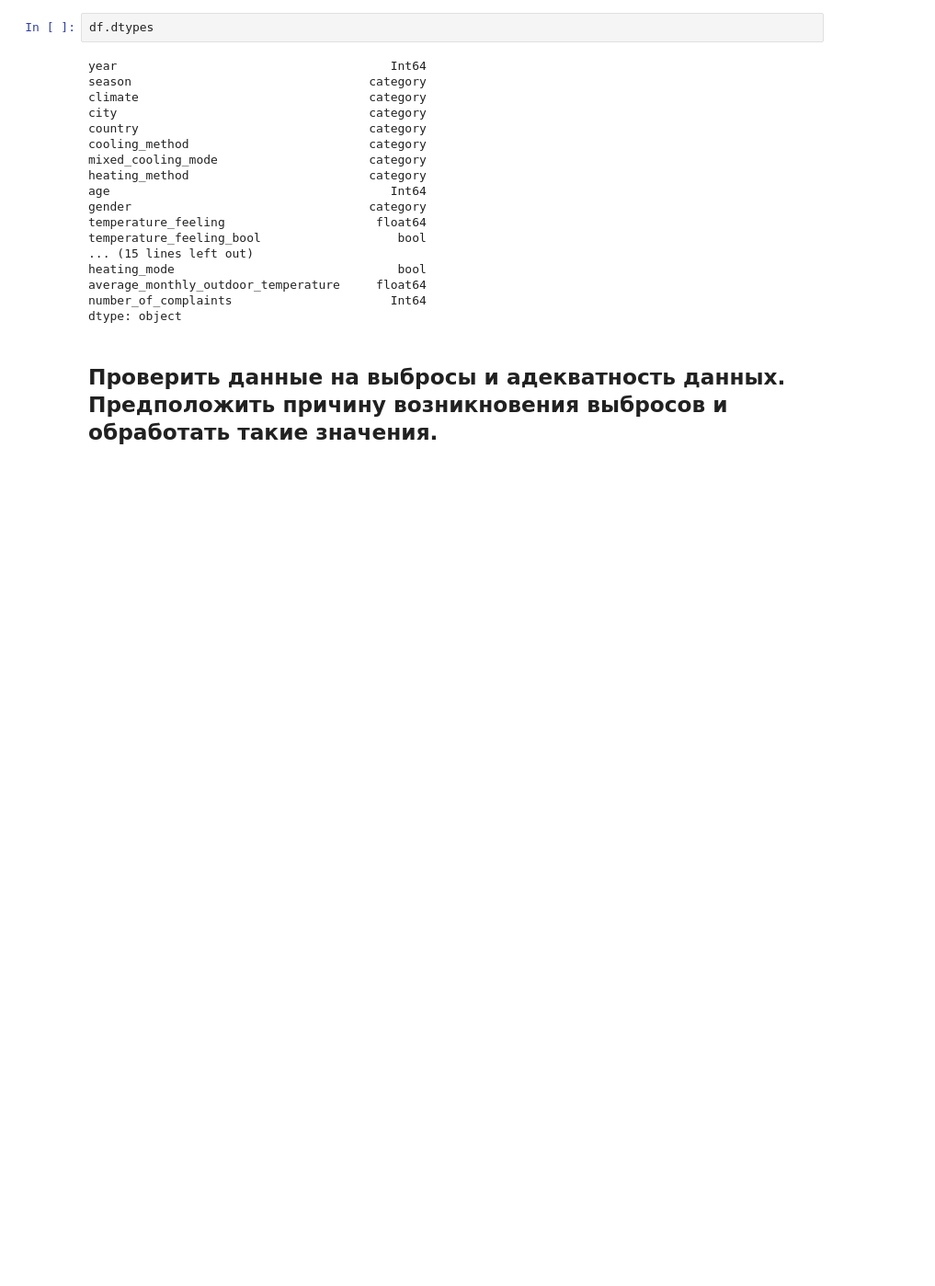
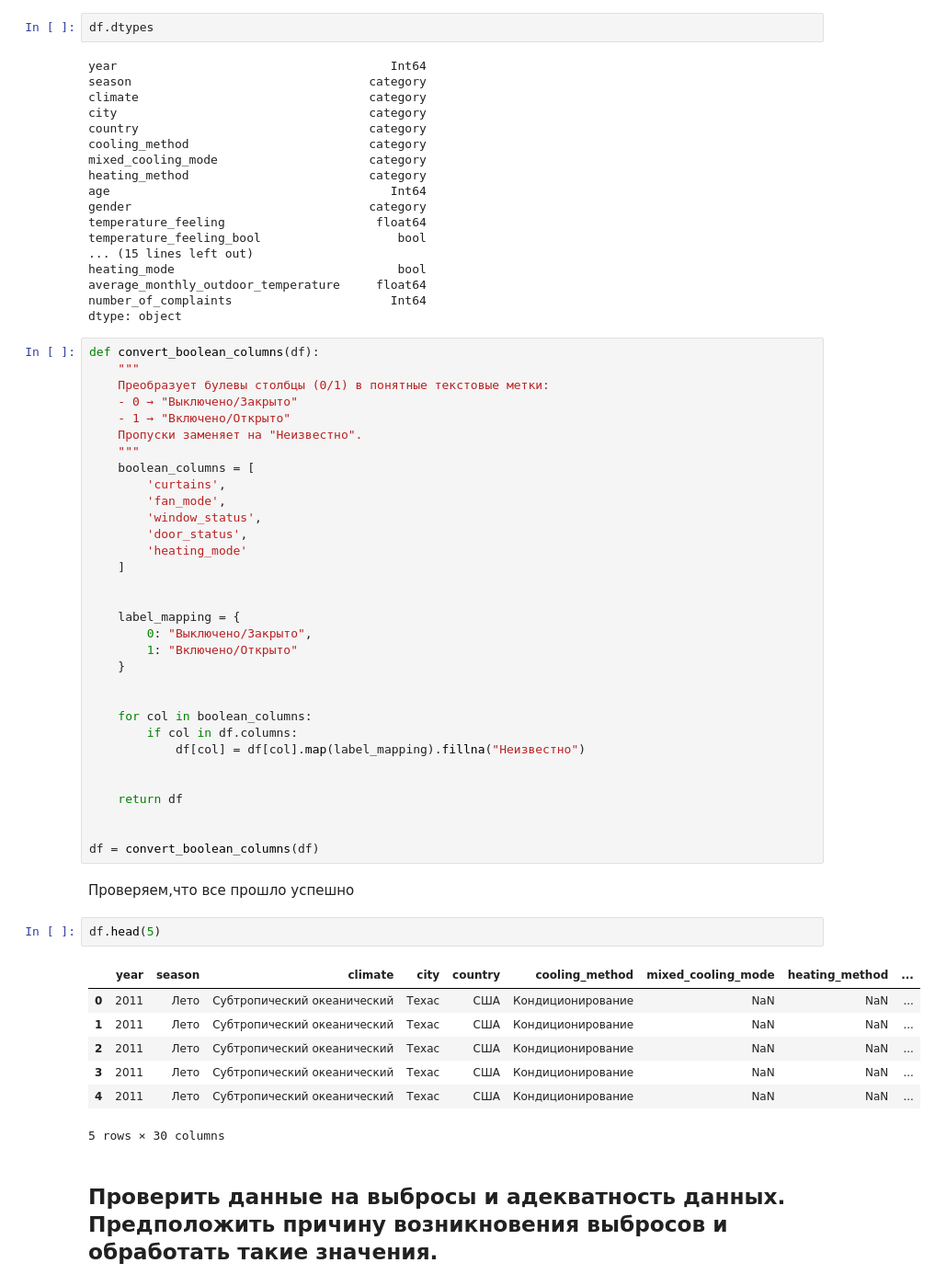
Before and after one commit to VladSunny/YLDA-Climate, a Jupyter notebook: PETE/New_YAndex.ipynb, the cells around one changed output. Shown at 92% size. Saved outputs shown, nothing was run; the diff lists cells and outputs as text; blank space fills up the shorter version.

```diff
--- a/PETE/New_YAndex.ipynb
+++ b/PETE/New_YAndex.ipynb
@@ -336,5 +315,49 @@ heating_mode                               bool
 average_monthly_outdoor_temperature     float64
 number_of_complaints                      Int64
 dtype: object
+# %%
+def convert_boolean_columns(df):
+    """
+    Преобразует булевы столбцы (0/1) в понятные текстовые метки:
+    - 0 → "Выключено/Закрыто"
+    - 1 → "Включено/Открыто"
+    Пропуски заменяет на "Неизвестно".
+    """
+    boolean_columns = [
+        'curtains',
+        'fan_mode',
+        'window_status',
+        'door_status',
+        'heating_mode'
+    ]
+
+
+    label_mapping = {
+        0: "Выключено/Закрыто",
+        1: "Включено/Открыто"
+    }
+
+
+    for col in boolean_columns:
+        if col in df.columns:
+            df[col] = df[col].map(label_mapping).fillna("Неизвестно")
+
+
+    return df
+
+
+df = convert_boolean_columns(df)
+# %% [markdown]
+Проверяем,что все прошло успешно
+# %%
+df.head(5)
+# %% [output]
+|  | year | season | climate | city | country | cooling_method | mixed_cooling_mode | heating_method | ... |
+| 0 | 2011 | Лето | Cубтропический океанический | Техас | США | Кондиционирование | NaN | NaN | ... |
+| 1 | 2011 | Лето | Cубтропический океанический | Техас | США | Кондиционирование | NaN | NaN | ... |
+| 2 | 2011 | Лето | Cубтропический океанический | Техас | США | Кондиционирование | NaN | NaN | ... |
+| 3 | 2011 | Лето | Cубтропический океанический | Техас | США | Кондиционирование | NaN | NaN | ... |
+| 4 | 2011 | Лето | Cубтропический океанический | Техас | США | Кондиционирование | NaN | NaN | ... |
+5 rows × 30 columns
 # %% [markdown]
 ## Проверить данные на выбросы и адекватность данных. Предположить причину возникновения выбросов и обработать такие значения.
```
Also changed, not shown: parts of 34 cells of this notebook, 1 other file.
